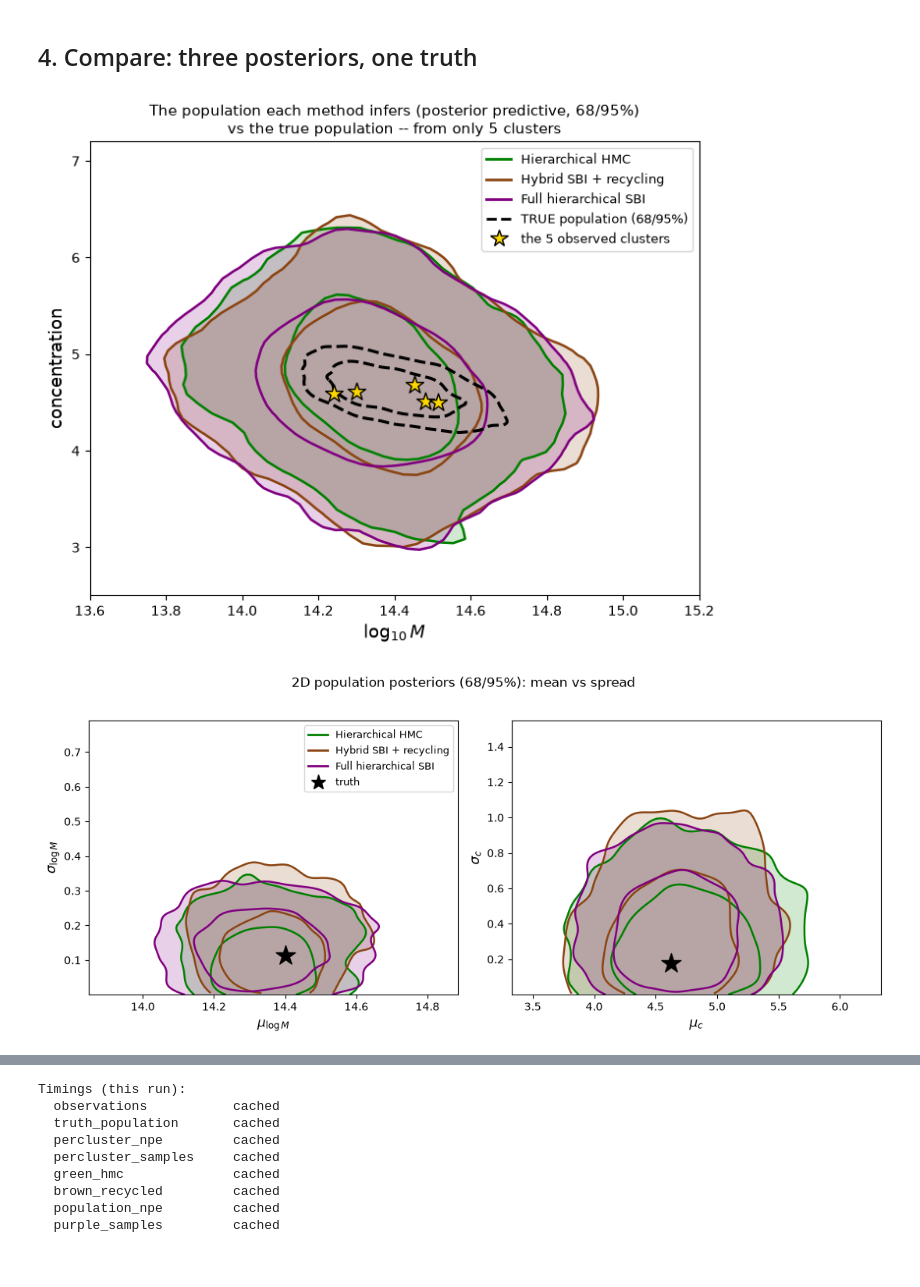
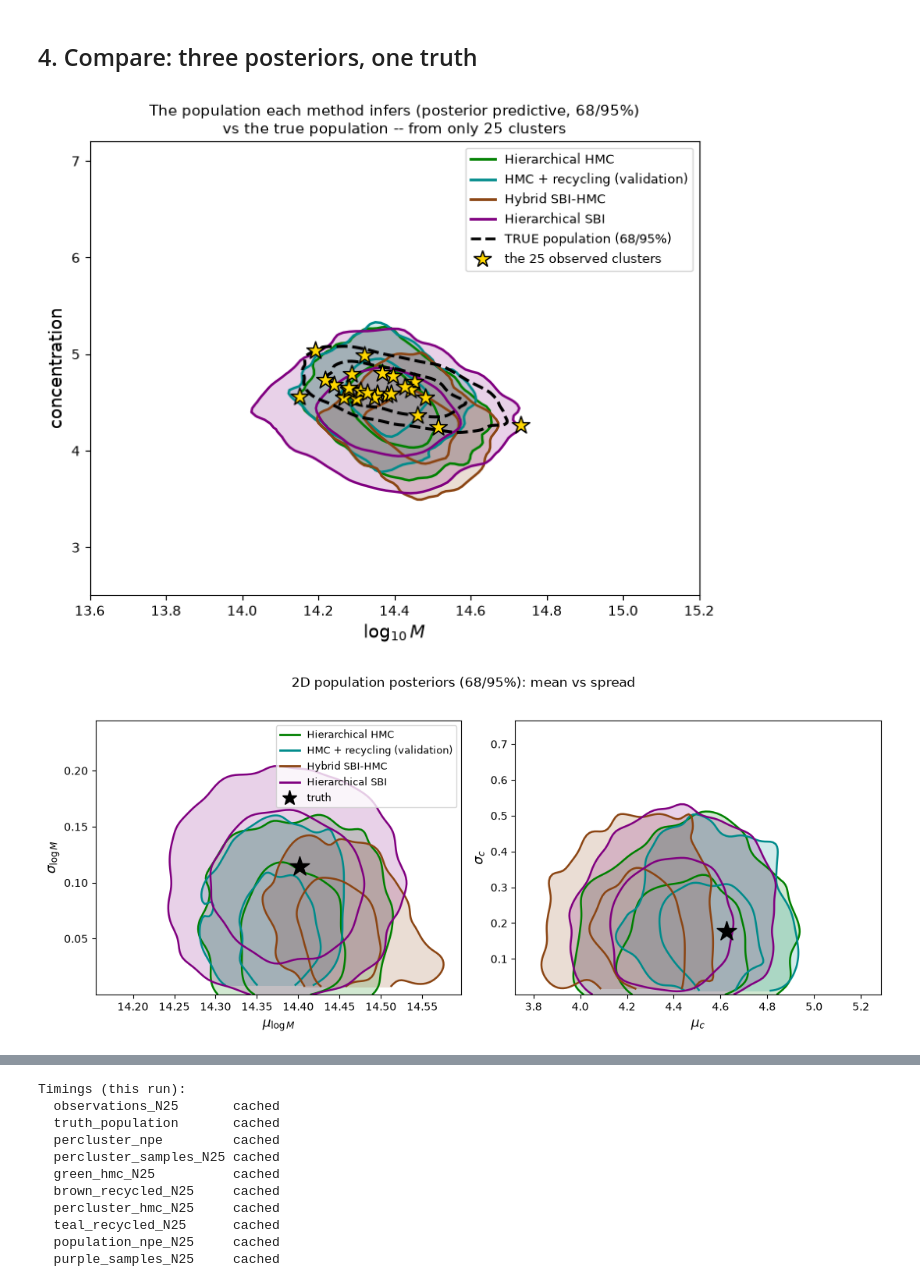
Before and after one commit to LSSTDESC/CL-SBI, a Jupyter notebook: notebooks/tutorial_01_population_inference/tutorial_01_population_inference.ipynb, the cells around one changed output, grey strips where cells are left out. Saved outputs shown, nothing was run; the diff lists cells and outputs as text; code cells hidden in the pictures.

```diff
--- a/notebooks/tutorial_01_population_inference/tutorial_01_population_inference.ipynb
+++ b/notebooks/tutorial_01_population_inference/tutorial_01_population_inference.ipynb
@@ -92,7 +93,7 @@ def make_truth_population():
         num_samples=20000, mc_scatter=0.1, rm_scatter=0.1, min_z=0.2, max_z=0.35))
     return pop
 
-OBS  = cached("observations", make_observations, where=DATA)
+OBS  = cached(f"observations_N{N_CLUSTERS}", make_observations, where=DATA)
 POP  = cached("truth_population", make_truth_population, where=DATA)
 TRUE = dict(mu_M=POP[:,0].mean(), sig_M=POP[:,0].std(), mu_c=POP[:,1].mean(), sig_c=POP[:,1].std())
 
@@ -281,7 +292,7 @@ def run_green():
     s = mcmc.get_samples()
     return {k: np.array(s[k]) for k in ("mu_M", "sig_M", "mu_c", "sig_c")}
 
-GREEN = cached("green_hmc", run_green)
+GREEN = cached(f"green_hmc_N{N_CLUSTERS}", run_green)
 print({k: f"{v.mean():.3f}+/-{v.std():.3f}" for k, v in GREEN.items()})
 # %% [output]
 JAX forward model validated against the data-generating pipeline (<0.1%)
@@ -315,0 +330,23 @@ print({k: f"{v.mean():.3f}+/-{v.std():.3f}" for k, v in BROWN.items()})
+# %%
+# --- method 2b (teal): per-cluster HMC + recycling -----------------------------
+# Same recycling step as brown, but the per-cluster posteriors come from MCMC (NUTS with a
+# flat prior) instead of SBI. Comparing teal vs green isolates "does recycling work?";
+# comparing brown vs teal isolates "does SBI per-cluster inference work?".
+def percluster_hmc_model(prof):
+    logM = numpyro.sample("logM", dist.Uniform(BOX_LO[0], BOX_HI[0]))
+    c    = numpyro.sample("c",    dist.Uniform(BOX_LO[1], BOX_HI[1]))
+    numpyro.sample("obs", dist.Normal(nfw_logDeltaSigma(logM, c), NOISE_DEX),
+                   obs=jnp.asarray(prof))
+
+def percluster_hmc_samples(n=1500):
+    out = []
+    for j in range(N_CLUSTERS):
+        mcmc = MCMC(NUTS(percluster_hmc_model), num_warmup=500, num_samples=n, progress_bar=False)
+        mcmc.run(jax.random.PRNGKey(100 + j), OBS["log_profiles"][j])
+        sj = mcmc.get_samples()
+        out.append(np.column_stack([np.array(sj["logM"]), np.array(sj["c"])]))
+    return np.array(out)                        # (N_CLUSTERS, n, 2)
+
+PC_HMC = cached(f"percluster_hmc_N{N_CLUSTERS}", percluster_hmc_samples)
+TEAL = cached(f"teal_recycled_N{N_CLUSTERS}", lambda: recycle(PC_HMC, rng_seed=2))
+print({k: f"{v.mean():.3f}+/-{v.std():.3f}" for k, v in TEAL.items()})
@@ -337,7 +376,7 @@ def train_population_npe(n_train=6000):
                                 torch.as_tensor(np.array(xs), dtype=torch.float32)).train(show_train_summary=False)
     return inf.build_posterior(de)
 
-pop_npe = cached("population_npe", train_population_npe)
+pop_npe = cached(f"population_npe_N{N_CLUSTERS}", train_population_npe)
 
 def run_purple(n=4000):
     x_obs = OBS["log_profiles"][np.argsort(OBS["log_profiles"].mean(axis=1))].ravel()
@@ -345,6 +384,6 @@ def run_purple(n=4000):
                        show_progress_bars=False).numpy()
     return {"mu_M": s[:, 0], "sig_M": s[:, 1], "mu_c": s[:, 2], "sig_c": s[:, 3]}
 
-PURPLE = cached("purple_samples", run_purple)
+PURPLE = cached(f"purple_samples_N{N_CLUSTERS}", run_purple)
 print({k: f"{v.mean():.3f}+/-{v.std():.3f}" for k, v in PURPLE.items()})
 # %% [output]
@@ -352,8 +391,10 @@ print({k: f"{v.mean():.3f}+/-{v.std():.3f}" for k, v in PURPLE.items()})
 # %% [markdown]
 ## 4. Compare: three posteriors, one truth
 # %%
-METHODS = [("Hierarchical HMC", GREEN, "green"), ("Hybrid SBI + recycling", BROWN, "saddlebrown"),
-           ("Full hierarchical SBI", PURPLE, "purple")]
+METHODS = [("Hierarchical HMC", GREEN, "green"),
+           ("HMC + recycling (validation)", TEAL, "darkcyan"),
+           ("Hybrid SBI-HMC", BROWN, "saddlebrown"),
+           ("Hierarchical SBI", PURPLE, "purple")]
 PARAMS  = [("mu_M", r"$\mu_{\log M}$"), ("sig_M", r"$\sigma_{\log M}$"),
            ("mu_c", r"$\mu_c$"), ("sig_c", r"$\sigma_c$")]
 
@@ -373,44 +414,45 @@ for name, smp, color in METHODS:
     kde_contours(ax, predictive_population(smp), color, fill=True)
 kde_contours(ax, POP[:8000], "k", ls="--", lw=2.2)
 ax.scatter(OBS["true_mc"][:, 0], OBS["true_mc"][:, 1], marker="*", s=180, color="gold",
-           edgecolor="k", zorder=6, label="the 5 observed clusters (truth)")
+           edgecolor="k", zorder=6, label=f"the {N_CLUSTERS} observed clusters (truth)")
 from matplotlib.lines import Line2D
 ax.legend(handles=[Line2D([], [], color=c, lw=2, label=n) for n, _, c in METHODS]
           + [Line2D([], [], color="k", ls="--", lw=2, label="TRUE population (68/95%)"),
-             Line2D([], [], marker="*", ls="", ms=13, mfc="gold", mec="k", label="the 5 observed clusters")],
+             Line2D([], [], marker="*", ls="", ms=13, mfc="gold", mec="k", label=f"the {N_CLUSTERS} observed clusters")],
           fontsize=9, loc="upper right")
 ax.set_xlabel(r"$\log_{10} M$", fontsize=13); ax.set_ylabel("concentration", fontsize=13)
 ax.set_xlim(13.6, 15.2); ax.set_ylim(2.5, 7.2)
-ax.set_title("The population each method infers (posterior predictive, 68/95%)\nvs the true population -- from only 5 clusters", fontsize=11)
+ax.set_title(f"The population each method infers (posterior predictive, 68/95%)\n"
+             f"vs the true population -- from only {N_CLUSTERS} clusters", fontsize=11)
 plt.show()
 
 # 2D posteriors: the (mean, spread) planes for mass and concentration
 fig, axes = plt.subplots(1, 2, figsize=(11, 4.6))
 for ax, (kx, ky, lx, ly) in zip(axes, [("mu_M", "sig_M", r"$\mu_{\log M}$", r"$\sigma_{\log M}$"),
                                         ("mu_c", "sig_c", r"$\mu_c$", r"$\sigma_c$")]):
     for name, smp, color in METHODS:
         kde_contours(ax, np.column_stack([smp[kx], smp[ky]]), color, fill=True)
     ax.scatter(TRUE[kx], TRUE[ky], marker="*", s=350, color="k", zorder=6, label="truth")
     ax.set_xlabel(lx, fontsize=12); ax.set_ylabel(ly, fontsize=12)
 from matplotlib.lines import Line2D
 axes[0].legend(handles=[Line2D([], [], color=c, lw=2, label=n) for n, _, c in METHODS]
                + [Line2D([], [], marker="*", ls="", ms=14, mfc="k", mec="k", label="truth")], fontsize=9)
 fig.suptitle("2D population posteriors (68/95%): mean vs spread", y=1.02)
 plt.tight_layout(); plt.show()
 
 fig, axes = plt.subplots(2, 2, figsize=(10, 7))
 for ax, (key, label) in zip(axes.ravel(), PARAMS):
     for name, s, color in METHODS:
         ax.hist(s[key], bins=40, density=True, histtype="step", lw=2, color=color, label=name)
     ax.axvline(TRUE[key], color="k", ls="--", lw=2, label="truth (population)")
     ax.set_xlabel(label); ax.set_yticks([])
 axes[0, 0].legend(fontsize=8)
 fig.suptitle(f"Population posteriors from {N_CLUSTERS} clusters -- three methods, same priors", y=1.0)
 plt.tight_layout(); plt.show()
 
 print("Timings (this run):")
 for k, (status, dt) in TIMINGS.items():
     print(f"  {k:<22} {status}" + (f"  {dt:6.1f}s" if dt else ""))
 # %% [output]
-[figure, old version]
+[figure, new version]
-[figure, old version]
+[figure, new version]
@@ -418,12 +460,14 @@ for k, (status, dt) in TIMINGS.items():
 Timings (this run):
-  observations           cached
+  observations_N25       cached
   truth_population       cached
   percluster_npe         cached
-  percluster_samples     cached
-  green_hmc              cached
-  brown_recycled         cached
-  population_npe         cached
-  purple_samples         cached
+  percluster_samples_N25 cached
+  green_hmc_N25          cached
+  brown_recycled_N25     cached
+  percluster_hmc_N25     cached
+  teal_recycled_N25      cached
+  population_npe_N25     cached
+  purple_samples_N25     cached
 # %% [markdown]
 ## 5. What you just saw (and how it maps to the paper)
 
```
Also changed, not shown: parts of 12 cells of this notebook, 3 other files.
